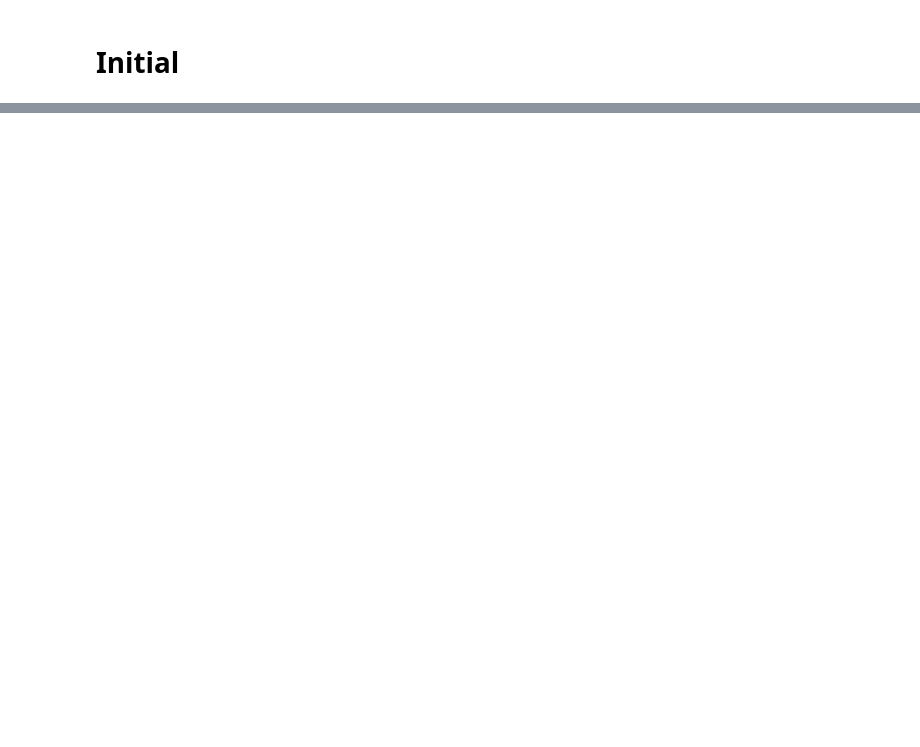
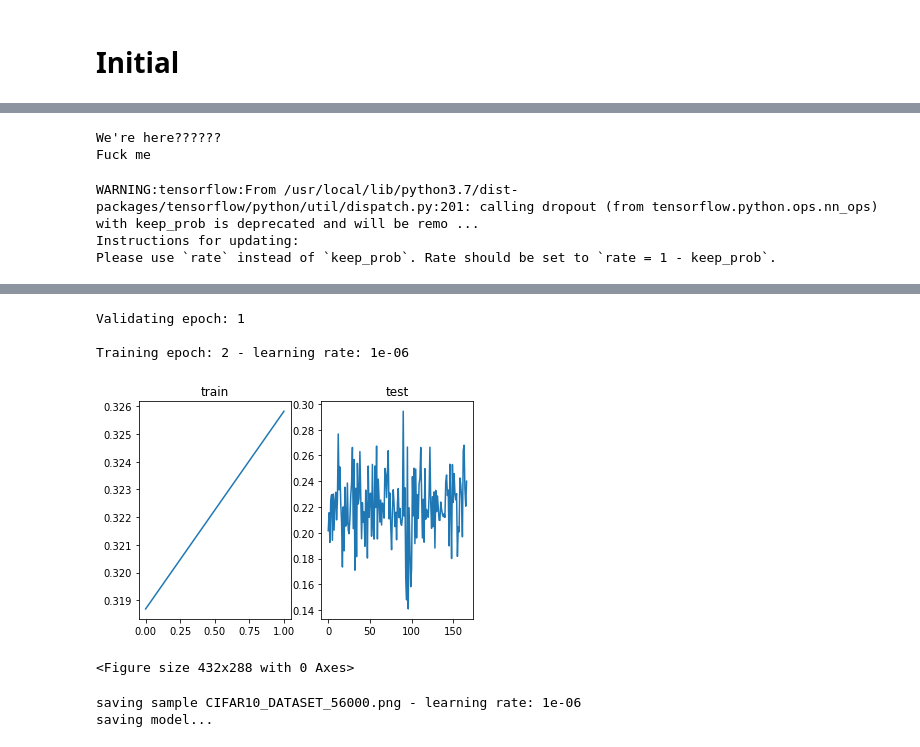
Before and after one commit to AronPerez/CS4933_Project, a Jupyter notebook: CV_GAN.ipynb, the cells around one changed output, grey strips where cells are left out. Drawn from its saved outputs; the diff is of its cells as text; code cells hidden in the pictures; blank space fills up the shorter version.

```diff
--- a/CV_GAN.ipynb
+++ b/CV_GAN.ipynb
@@ -493,0 +438,20 @@ def define_D(input_nc, ndf, netD, n_layers_D=3, norm='batch', init_type='normal'
+# %%
+def postprocess(img, colorspace_in, colorspace_out):
+    if colorspace_in.upper() == COLORSPACE_RGB:
+        # [-1, 1] => [0, 1]
+        img = (img + 1) / 2
+
+        if colorspace_out == COLORSPACE_LAB:
+            img = rgb_to_lab(img)
+
+    elif colorspace_in.upper() == COLORSPACE_LAB:
+        L_chan, a_chan, b_chan = tf.unstack(img, axis=3)
+
+        # L: [-1, 1] => [0, 100]
+        # A, B: [-1, 1] => [-110, 110]
+        img = tf.stack([(L_chan + 1) / 2 * 100, a_chan * 110, b_chan * 110], axis=3)
+
+        if colorspace_out == COLORSPACE_RGB:
+            img = lab_to_rgb(img)
+
+    return img
@@ -493,0 +1195,53 @@ def define_D(input_nc, ndf, netD, n_layers_D=3, norm='batch', init_type='normal'
+# %%
+# Driver
+
+# reset tensorflow graph
+tf.reset_default_graph()
+# initialize random seed
+tf.set_random_seed(options["seed"])
+np.random.seed(options["seed"])
+random.seed(options["seed"])
+# create a session environment
+with tf.compat.v1.Session() as sess:
+  if options["dataset"] == 'CIFAR10_DATASET':
+    model = Cifar10Model(sess, options)
+
+  elif options["dataset"] == 'PLACES365_DATASET':
+    model = Places365Model(sess, options)
+
+  if not os.path.exists(options["checkpoints_path"]):
+    os.makedirs(options["checkpoints_path"])
+
+  if options["log"]:
+    open(model.train_log_file, 'w').close()
+    open(model.test_log_file, 'w').close()
+  # build the model and initialize
+  model.build()
+  sess.run(tf.global_variables_initializer())
+  # load model only after global variables initialization
+  model.load()
+  device = torch.device("cuda:0" if torch.cuda.is_available() else "cpu")
+  #summary(model, (3, 512,1024))
+  print(model)
+
+  if options["mode"] == 0:
+    args = options
+    print('\n------------ Options -------------')
+    with open(os.path.join(options["checkpoints_path"], 'options.dat'), 'w') as f:
+      for k, v in sorted(args.items()):
+        print('%s: %s' % (str(k), str(v)))
+        f.write('%s: %s\n' % (str(k), str(v)))
+    print('-------------- End ----------------\n')
+
+    model.train()
+
+  elif options["mode"] == 1:
+      model.test()
+  else:
+      model.turing_test()
+# %% [output]
+We're here??????
+Fuck me
+WARNING:tensorflow:From /usr/local/lib/python3.7/dist-packages/tensorflow/python/util/dispatch.py:201: calling dropout (from tensorflow.python.ops.nn_ops) with keep_prob is deprecated and will be remo ...
+Instructions for updating:
+Please use `rate` instead of `keep_prob`. Rate should be set to `rate = 1 - keep_prob`.
@@ -493,0 +1265,7 @@ def define_D(input_nc, ndf, netD, n_layers_D=3, norm='batch', init_type='normal'
+Validating epoch: 1
+
+Training epoch: 2 - learning rate: 1e-06
+[figure, added]
+<Figure size 432x288 with 0 Axes>
+saving sample CIFAR10_DATASET_56000.png - learning rate: 1e-06
+saving model...
```
Also changed, not shown: parts of 68 cells of this notebook.
